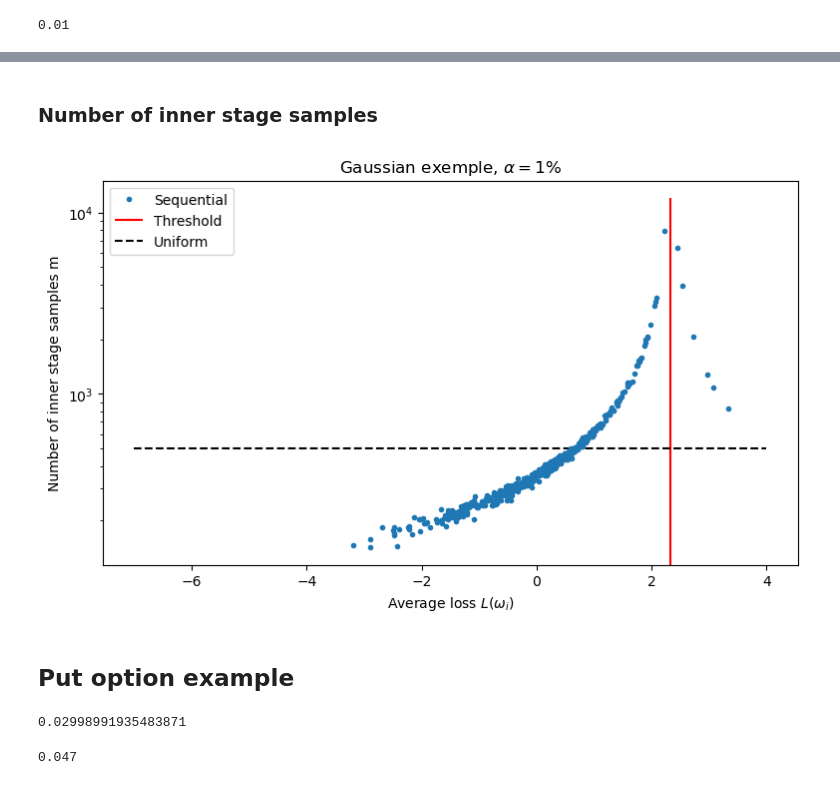
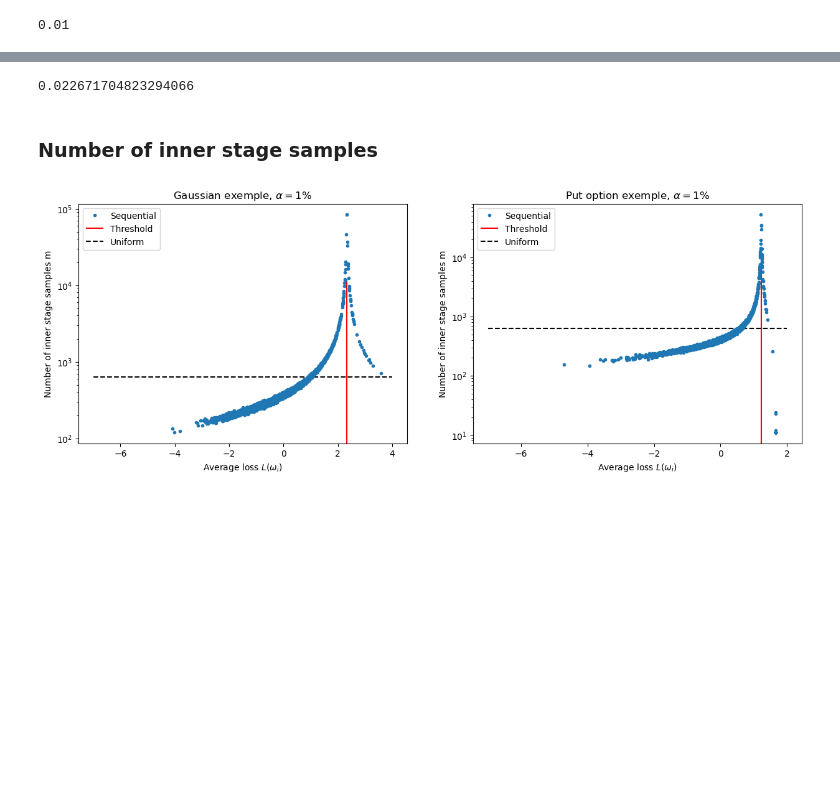
Before and after one commit to MrG1raffe/NestedMonteCarlo, a Jupyter notebook: sandbox.ipynb, the cells around one changed output, grey strips where cells are left out. Saved outputs shown, nothing was run; the diff lists cells and outputs as text; code cells hidden in the pictures; blank space fills up the shorter version.

```diff
--- a/sandbox.ipynb
+++ b/sandbox.ipynb
@@ -93,5 +92,9 @@ nested_mc_gauss = NestedMonteCarlo(
     simulate_scenario=gaussian_simulate_scenario,
     simulate_inner_loss=gaussian_simulate_inner_loss,
     loss_threshold=threshold_gauss,
+    inner_loss_std=lambda x: np.ones_like(x) * 5
 )
+# %%
+n_opt = 4499
+m_opt = 889
 # %%
@@ -109,24 +185,33 @@ nested_mc_gauss.estimation_threshold(error_margin=50, n=1000)
+# %%
+nested_mc_put.estimation_threshold(error_margin=50, n=n_opt)
+# %% [output]
+0.022671704823294066
 # %% [markdown]
 ### Number of inner stage samples
 # %%
 import matplotlib.pyplot as plt
-# %%
-n = 500
-m = 500
-
-estimator, inner_losses_mean, m_array = nested_mc_gauss.estimation_sequential(m_init=10, m_average=m, n=n, return_info=True)
+# %%
+_, inner_losses_mean_gauss, m_array_gauss = nested_mc_gauss.estimation_sequential(m_init=10, m_average=m_opt, n=n_opt, return_info=True)
+_, inner_losses_mean_put, m_array_put = nested_mc_put.estimation_sequential(m_init=10, m_average=m_opt, n=n_opt, return_info=True)
 # %%
-fix, ax = plt.subplots(figsize=(9, 5))
+fix, ax = plt.subplots(1, 2, figsize=(15, 5))
 
-ax.plot(inner_losses_mean, m_array, '.', label='Sequential')
-ax.vlines(x=threshold_gauss, ymin=0, ymax=12000, color='r', label='Threshold')
-ax.hlines(m, -7, 4, color='k', ls='--', label='Uniform')
-ax.legend()
-ax.set_title(r'Gaussian exemple, $\alpha = 1\%$')
-ax.set_xlabel('Average loss $L(\omega_i)$')
-ax.set_ylabel('Number of inner stage samples m')
-ax.set_yscale('log')
+ax[0].plot(inner_losses_mean_gauss, m_array_gauss, '.', label='Sequential')
+ax[0].vlines(x=threshold_gauss, ymin=0, ymax=12000, color='r', label='Threshold')
+ax[0].hlines(m, -7, 4, color='k', ls='--', label='Uniform')
+ax[0].legend()
+ax[0].set_title(r'Gaussian exemple, $\alpha = 1\%$')
+ax[0].set_xlabel('Average loss $L(\omega_i)$')
+ax[0].set_ylabel('Number of inner stage samples m')
+ax[0].set_yscale('log')
+
+ax[1].plot(inner_losses_mean_put, m_array_put, '.', label='Sequential')
+ax[1].vlines(x=threshold_put, ymin=0, ymax=12000, color='r', label='Threshold')
+ax[1].hlines(m, -7, 2, color='k', ls='--', label='Uniform')
+ax[1].legend()
+ax[1].set_title(r'Put option exemple, $\alpha = 1\%$')
+ax[1].set_xlabel('Average loss $L(\omega_i)$')
+ax[1].set_ylabel('Number of inner stage samples m')
+ax[1].set_yscale('log')
 # %% [output]
-[figure, old version]
+[figure, new version]
-# %% [markdown]
-## Put option example
@@ -167,8 +217,0 @@ nested_mc_put = NestedMonteCarlo(
-# %%
-nested_mc_put.estimation_uniform(m=63, n=3968)
-# %% [output]
-0.02998991935483871
-# %%
-nested_mc_put.estimation_sequential(m_init=10, m_average=1000, n=1000)
-# %% [output]
-0.047
```
Also changed, not shown: parts of 24 cells of this notebook.
